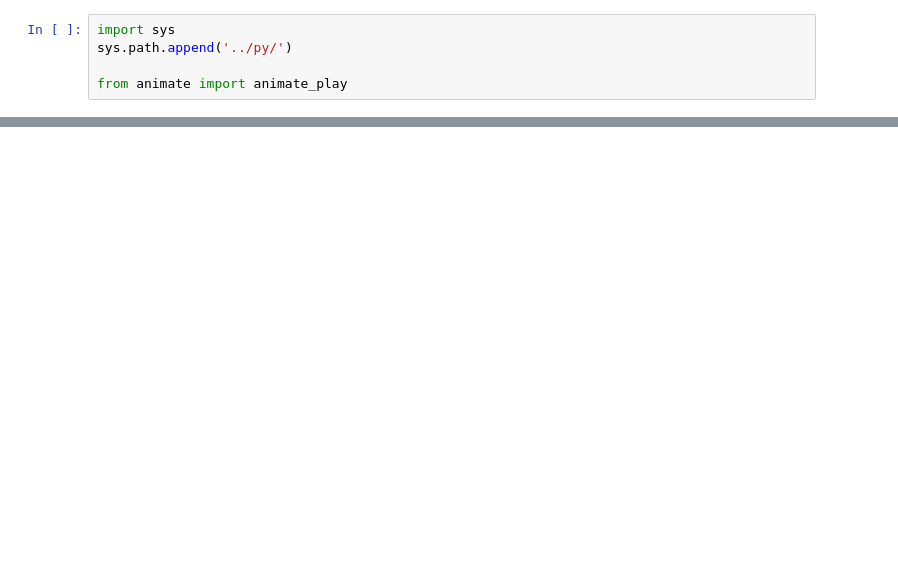
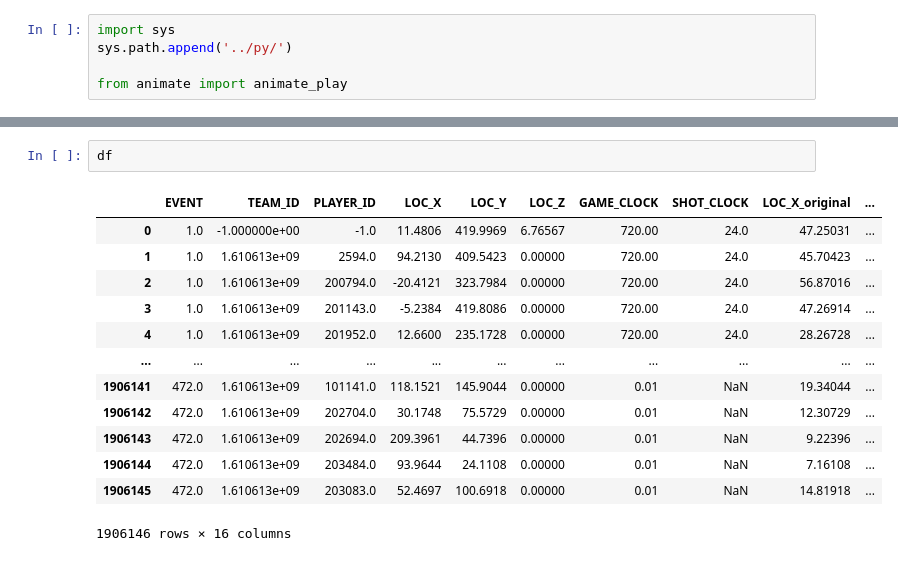
Before and after one commit to NicholasHoffs/SportVU, a Jupyter notebook: notebooks/DashboardTests.ipynb, the cells around one changed output, grey strips where cells are left out. Drawn from its saved outputs; the diff is of its cells as text; blank space fills up the shorter version.

```diff
--- a/notebooks/DashboardTests.ipynb
+++ b/notebooks/DashboardTests.ipynb
@@ -34,0 +25,16 @@ app.layout = html.Div(children=[
+# %%
+df
+# %% [output]
+|  | EVENT | TEAM_ID | PLAYER_ID | LOC_X | LOC_Y | LOC_Z | GAME_CLOCK | SHOT_CLOCK | LOC_X_original | ... |
+| 0 | 1.0 | -1.000000e+00 | -1.0 | 11.4806 | 419.9969 | 6.76567 | 720.00 | 24.0 | 47.25031 | ... |
+| 1 | 1.0 | 1.610613e+09 | 2594.0 | 94.2130 | 409.5423 | 0.00000 | 720.00 | 24.0 | 45.70423 | ... |
+| 2 | 1.0 | 1.610613e+09 | 200794.0 | -20.4121 | 323.7984 | 0.00000 | 720.00 | 24.0 | 56.87016 | ... |
+| 3 | 1.0 | 1.610613e+09 | 201143.0 | -5.2384 | 419.8086 | 0.00000 | 720.00 | 24.0 | 47.26914 | ... |
+| 4 | 1.0 | 1.610613e+09 | 201952.0 | 12.6600 | 235.1728 | 0.00000 | 720.00 | 24.0 | 28.26728 | ... |
+| ... | ... | ... | ... | ... | ... | ... | ... | ... | ... | ... |
+| 1906141 | 472.0 | 1.610613e+09 | 101141.0 | 118.1521 | 145.9044 | 0.00000 | 0.01 | NaN | 19.34044 | ... |
+| 1906142 | 472.0 | 1.610613e+09 | 202704.0 | 30.1748 | 75.5729 | 0.00000 | 0.01 | NaN | 12.30729 | ... |
+| 1906143 | 472.0 | 1.610613e+09 | 202694.0 | 209.3961 | 44.7396 | 0.00000 | 0.01 | NaN | 9.22396 | ... |
+| 1906144 | 472.0 | 1.610613e+09 | 203484.0 | 93.9644 | 24.1108 | 0.00000 | 0.01 | NaN | 7.16108 | ... |
+| 1906145 | 472.0 | 1.610613e+09 | 203083.0 | 52.4697 | 100.6918 | 0.00000 | 0.01 | NaN | 14.81918 | ... |
+1906146 rows × 16 columns
```
Also changed, not shown: parts of 5 cells of this notebook, 12 other files.
